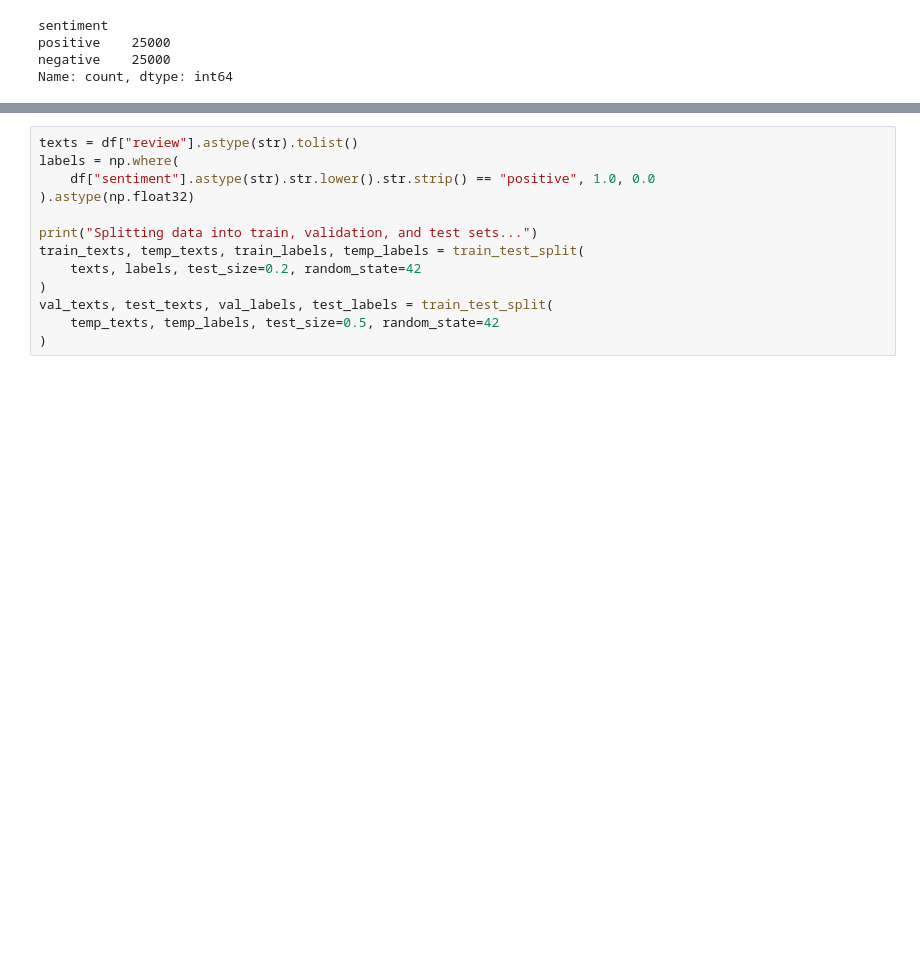
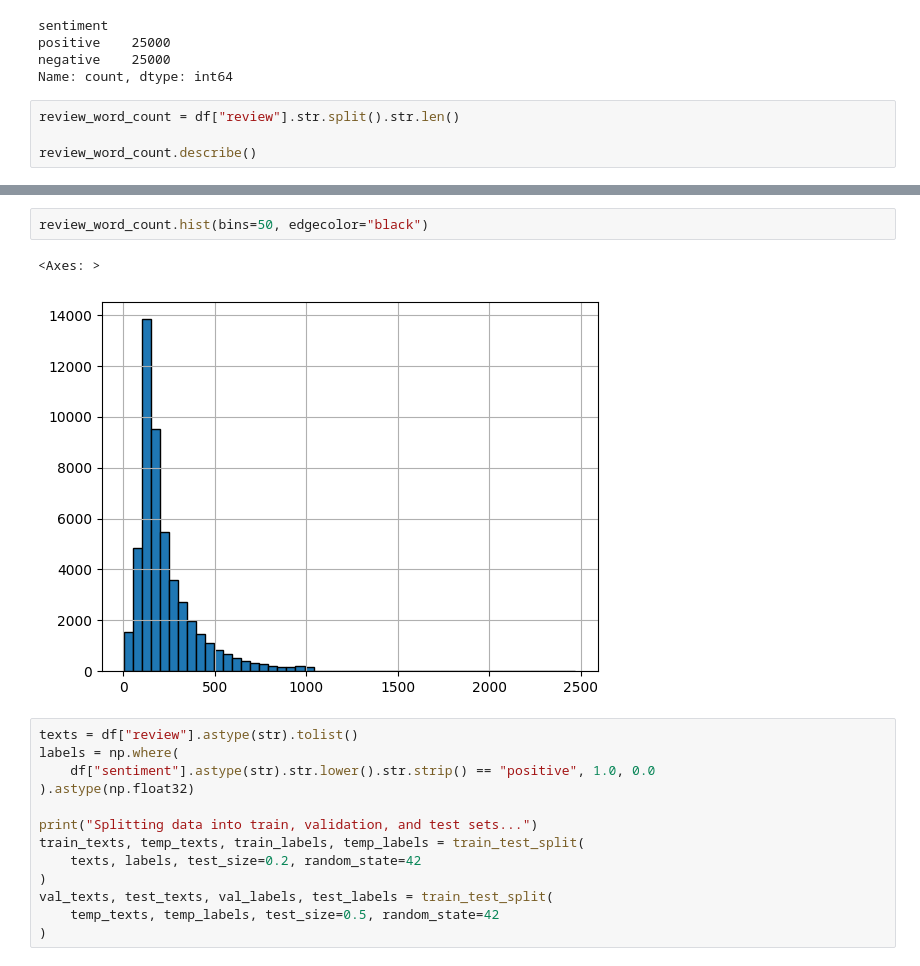
Before and after one commit to Grena30/Neural-Networks, a Jupyter notebook: notebooks/laboratory_work_4.ipynb, the cells around one changed output, grey strips where cells are left out. Cells and saved outputs as stored; diff of their text form; blank space fills up the shorter version.

Commit message:
feat: add laboratory work 4 word count

```diff
--- a/notebooks/laboratory_work_4.ipynb
+++ b/notebooks/laboratory_work_4.ipynb
@@ -129,3 +122,7 @@ sentiment
 positive    25000
 negative    25000
 Name: count, dtype: int64
+# %%
+review_word_count = df["review"].str.split().str.len()
+
+review_word_count.describe()
@@ -132,3 +139,8 @@ Name: count, dtype: int64
+# %%
+review_word_count.hist(bins=50, edgecolor="black")
+# %% [output]
+<Axes: >
+[figure, added]
 # %%
 texts = df["review"].astype(str).tolist()
 labels = np.where(
```
Also changed, not shown: parts of 9 cells of this notebook.
